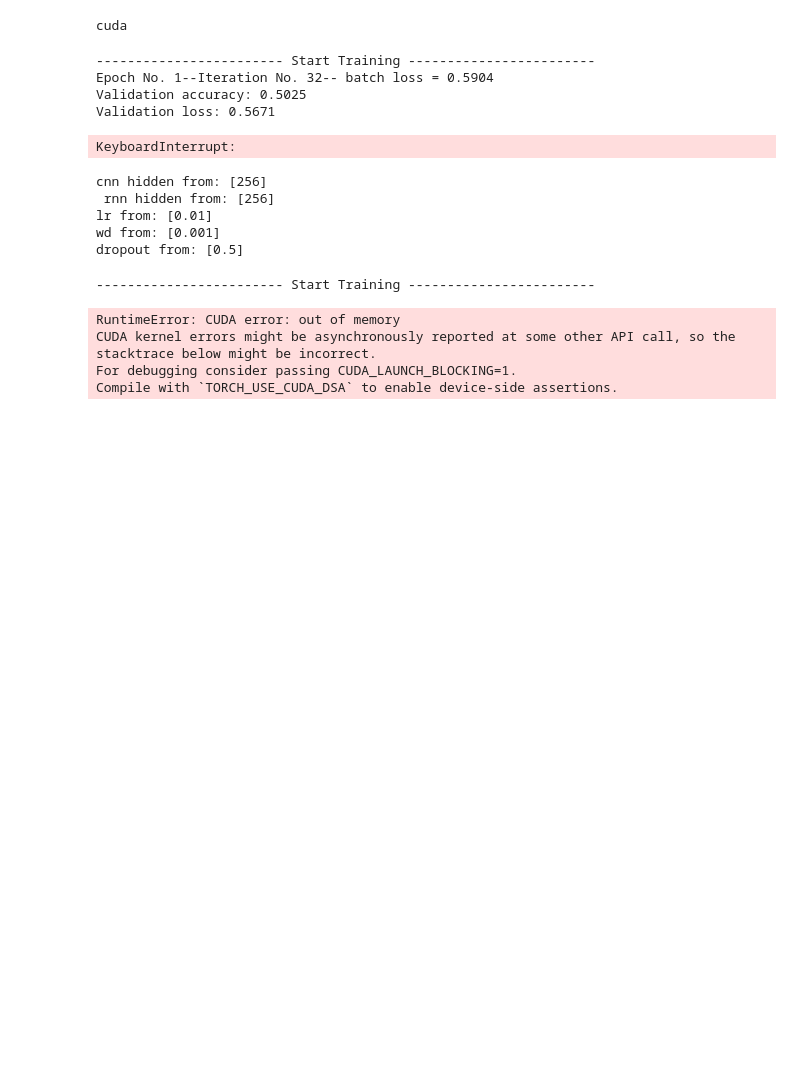
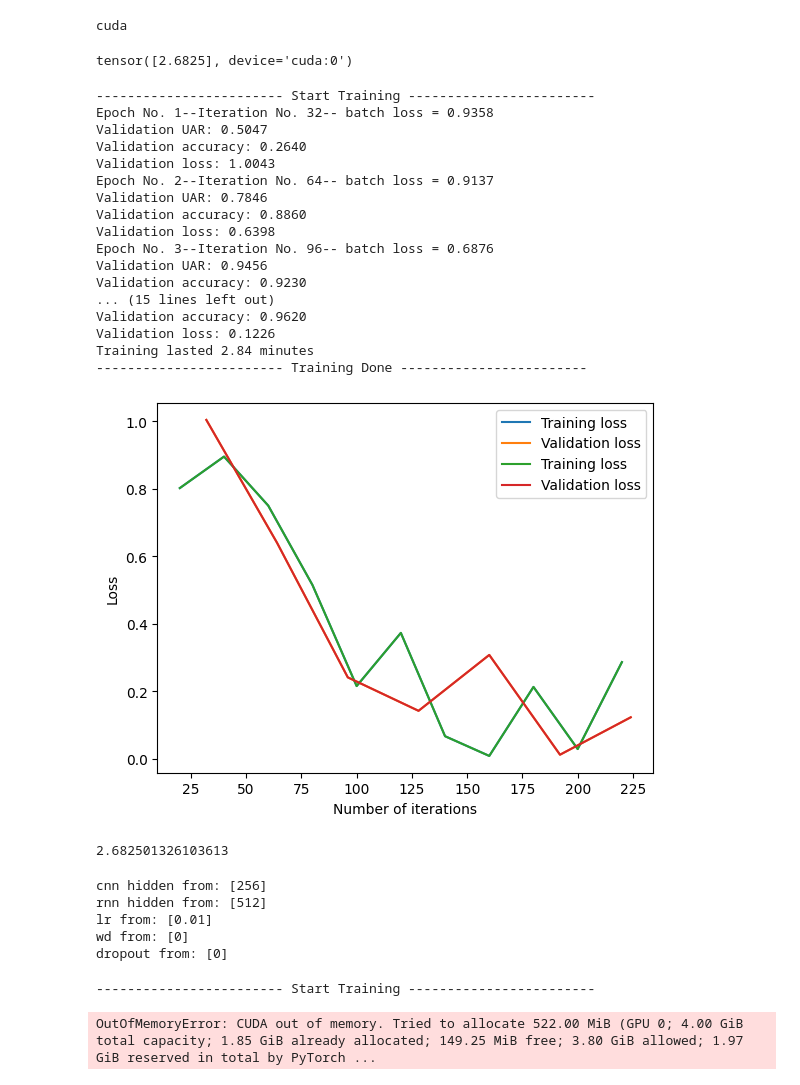
Before and after one commit to RaefM/eecs448-mde, a Jupyter notebook: nn/model.ipynb, the cells around one changed output. Drawn from its saved outputs; the diff is of its cells as text; code cells hidden in the pictures; blank space fills up the shorter version.

```diff
--- a/nn/model.ipynb
+++ b/nn/model.ipynb
@@ -118,31 +77,65 @@ cuda
 overfit_df = aita_raw_df[aita_raw_df["length"] > 500][:1000]
 overfit_data = AITADataset(overfit_df.post.values, overfit_df.is_asshole.values, embed_tensor_dict, unk)
 overfit_loader = DataLoader(overfit_data, batch_size=32, collate_fn=basic_collate_fn, shuffle=True)
+# %%
+counts = [0, 0]
+for y in y_train:
+    counts[y] += 1
+
+pos_weight = torch.Tensor([counts[0] / counts[1]]).to(device)
+pos_weight
+# %% [output]
+tensor([2.6825], device='cuda:0')
 # %%
 # test on validation to see if overfit is possible
 torch.cuda.empty_cache()
 # net = textCNN(256, device, 0)
 net = ensembleCNNBiGRU(256, 256, device, 0)
 net.to(device)
 optim = get_optimizer(net, lr=1e-2, weight_decay=0)
 best_model, stats = train_model(net, overfit_loader, overfit_loader, optim,
-                                num_epoch=7, collect_cycle=20, device=device, patience=None)
+                                num_epoch=7, collect_cycle=20, device=device,
+                                patience=None, pos_weight=pos_weight)
 plot_loss(stats, False)
 plot_loss(stats, True)
 # %% [output]
 ------------------------ Start Training ------------------------
-Epoch No. 1--Iteration No. 32-- batch loss = 0.5904
-Validation accuracy: 0.5025
-Validation loss: 0.5671
+Epoch No. 1--Iteration No. 32-- batch loss = 0.9358
+Validation UAR: 0.5047
+Validation accuracy: 0.2640
+Validation loss: 1.0043
+Epoch No. 2--Iteration No. 64-- batch loss = 0.9137
+Validation UAR: 0.7846
+Validation accuracy: 0.8860
+Validation loss: 0.6398
+Epoch No. 3--Iteration No. 96-- batch loss = 0.6876
+Validation UAR: 0.9456
+Validation accuracy: 0.9230
+... (15 lines left out)
+Validation accuracy: 0.9620
+Validation loss: 0.1226
+Training lasted 2.84 minutes
+------------------------ Training Done ------------------------
-KeyboardInterrupt:
+[figure, added]
+# %%
+counts = [0, 0]
+for y in y_train:
+    counts[y] += 1
+
+pos_weight = counts[0] / counts[1]
+pos_weight
+# %% [output]
+2.682501326103613
 # %%
 import itertools
 from tqdm.notebook import tqdm
+torch.cuda.empty_cache()
+torch.cuda.set_per_process_memory_fraction(0.95)
 
 # Credit for this and a bunch of the training/validation code to EECS 487 staff
 def search_param():
     """Experiemnt on different hyper parameters."""
-    cnn_dense_hidden_dim, rnn_dense_hidden_dim, dropout_rate, lr, weight_decay = [256], [256], [0.5], [0.01], [0.001]
+    cnn_dense_hidden_dim, rnn_dense_hidden_dim, dropout_rate, lr, weight_decay = [256], [512], [0], [0.01], [0]
     total_comb = len(cnn_dense_hidden_dim) * len(rnn_dense_hidden_dim) * len(dropout_rate) * len(lr) * len(weight_decay)
     print("cnn hidden from: {}\nrnn hidden from: {}\nlr from: {}\nwd from: {}\ndropout from: {}".format(
         cnn_dense_hidden_dim, rnn_dense_hidden_dim, lr, weight_decay, dropout_rate
@@ -156,7 +149,7 @@ def search_param():
         net = ensembleCNNBiGRU(cnn_hd, rnn_hd, device, dr).to(device)
         optim = get_optimizer(net, lr=lr, weight_decay=wd)
         model, stats = train_model(net, train_loader, dev_loader, optim, num_epoch=100,
-                                   collect_cycle=500, device=device, verbose=True, patience=10)
+                                   collect_cycle=500, device=device, verbose=True, patience=10, pos_weight=pos_weight)
         # print accuracy
         print(f"{(cnn_hd, rnn_hd, dr, lr, wd)}: {stats['accuracy']}")
         # update best parameters if needed
@@ -172,12 +165,9 @@ def search_param():
 basic_model = search_param()
 # %% [output]
 cnn hidden from: [256]
- rnn hidden from: [256]
+rnn hidden from: [512]
 lr from: [0.01]
-wd from: [0.001]
-dropout from: [0.5]
+wd from: [0]
+dropout from: [0]
 ------------------------ Start Training ------------------------
-RuntimeError: CUDA error: out of memory
-CUDA kernel errors might be asynchronously reported at some other API call, so the stacktrace below might be incorrect.
-For debugging consider passing CUDA_LAUNCH_BLOCKING=1.
-Compile with `TORCH_USE_CUDA_DSA` to enable device-side assertions.
+OutOfMemoryError: CUDA out of memory. Tried to allocate 522.00 MiB (GPU 0; 4.00 GiB total capacity; 1.85 GiB already allocated; 149.25 MiB free; 3.80 GiB allowed; 1.97 GiB reserved in total by PyTorch ...
```
Also changed, not shown: parts of 6 cells of this notebook, 2 other files.
